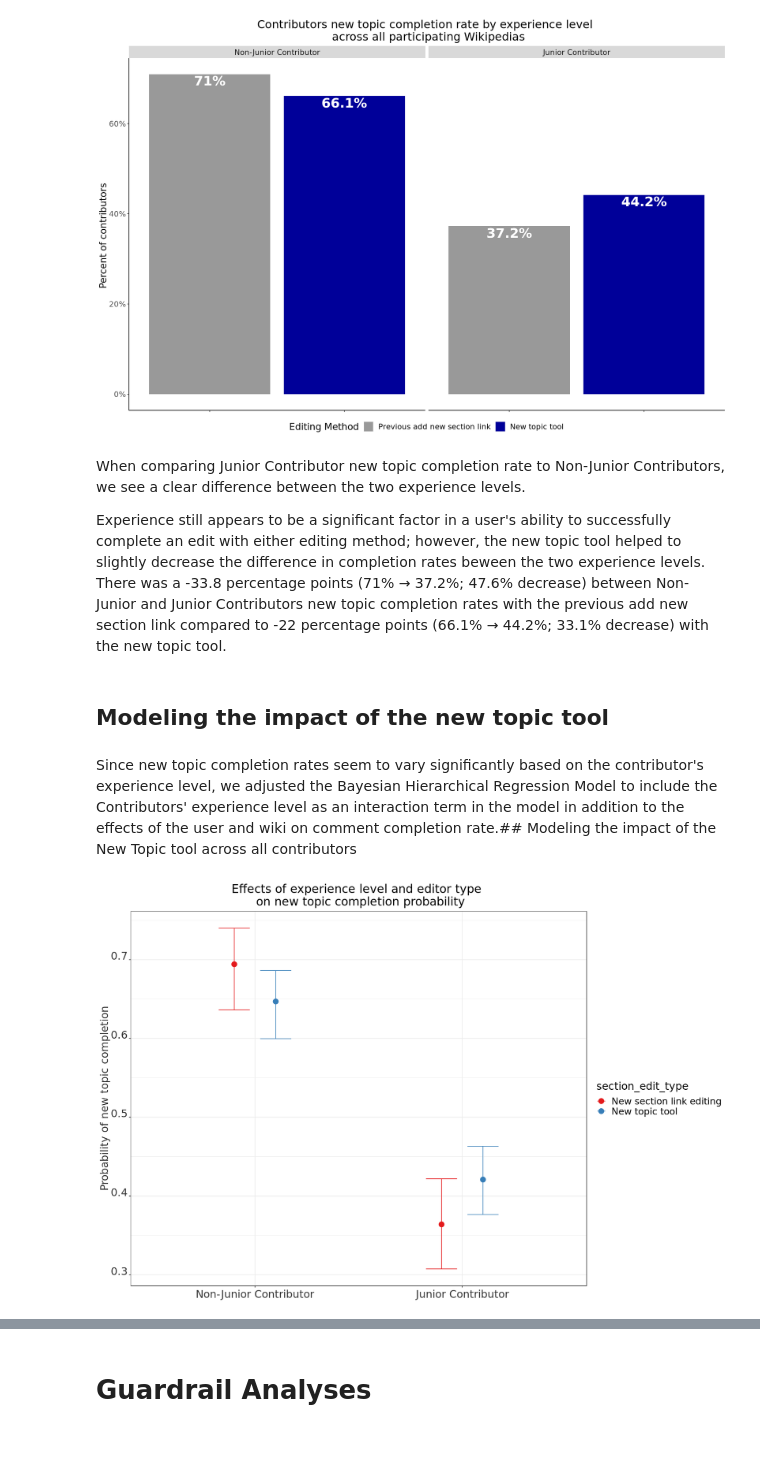
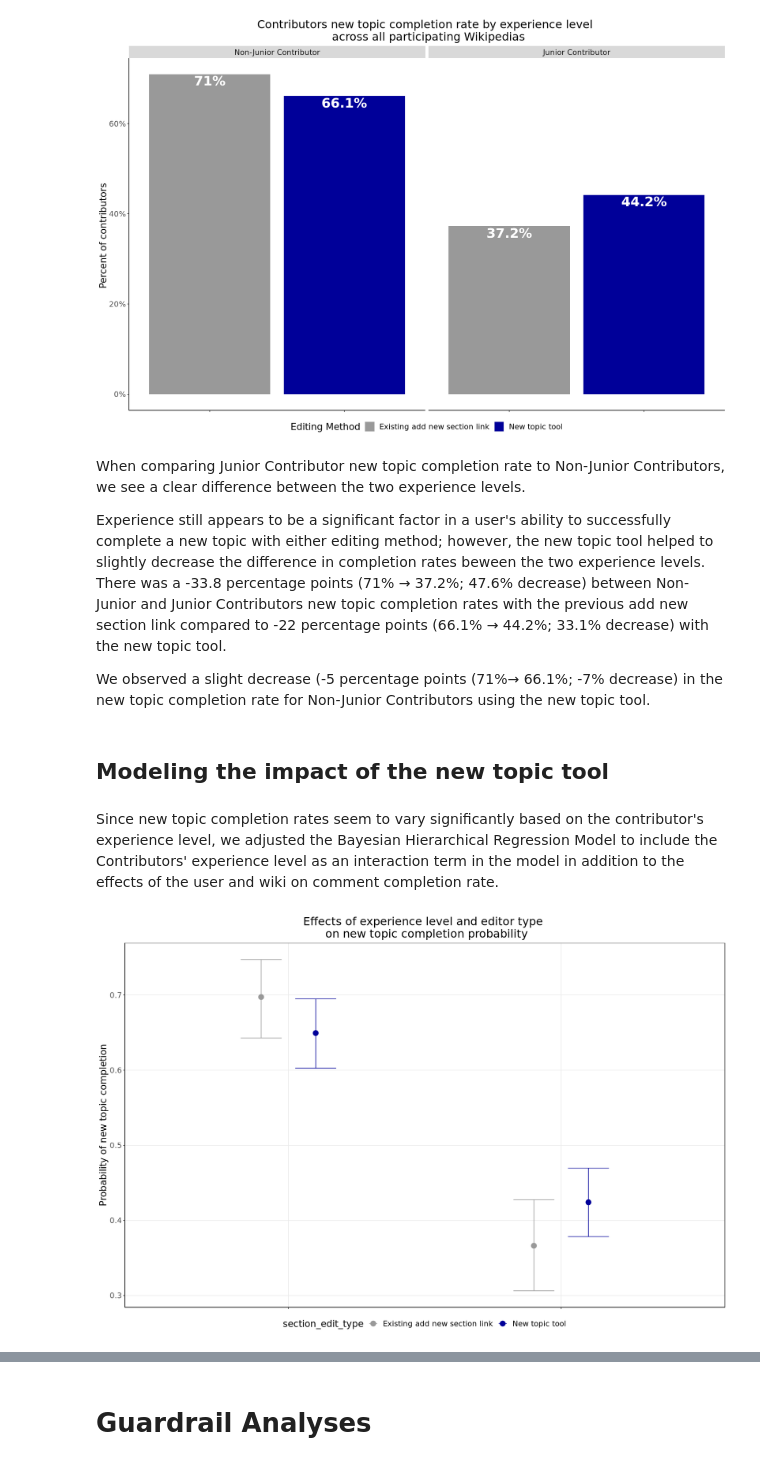
Before and after one commit to wikimedia-research/New-discussion-tool-analysis-2020, a Jupyter notebook: ab_test_logged_in.ipynb, the cells around one changed output, grey strips where cells are left out. Saved outputs shown, nothing was run; the diff lists cells and outputs as text; code cells hidden in the pictures.

Commit message:
revised tables and intro text

```diff
--- a/ab_test_logged_in.ipynb
+++ b/ab_test_logged_in.ipynb
@@ -228,7 +228,7 @@ new_topic_attempts$section_edit_type <-
   factor(
     new_topic_attempts$section_edit_type,
     levels = c("NA", "full_page_edits", "new_section_link", "new_topic_tool"),
-    labels = c("NA", "Full page edits", "Previous add new section link", "New topic tool")
+    labels = c("NA", "Full page edits", "Existing add new section link", "New topic tool")
   )
 
 new_topic_attempts$edit_success <-
@@ -870,37 +868,39 @@ ggsave("Figures/new_topic_completes_byexp.png", p, width = 16, height = 8, units
 # %% [markdown]
 When comparing Junior Contributor new topic completion rate to Non-Junior Contributors, we see a clear difference between the two experience levels.
 
-Experience still appears to be a significant factor in a user's ability to successfully complete an edit with either editing method; however, the new topic tool helped to slightly decrease the difference in completion rates beween the two experience levels. There was a -33.8 percentage points (71% → 37.2%; 47.6% decrease) between Non-Junior and Junior Contributors new topic completion rates with the previous add new section link compared to -22 percentage points (66.1% → 44.2%; 33.1% decrease) with the new topic tool.
+Experience still appears to be a significant factor in a user's ability to successfully complete a new topic with either editing method; however, the new topic tool helped to slightly decrease the difference in completion rates beween the two experience levels. There was a -33.8 percentage points (71% → 37.2%; 47.6% decrease) between Non-Junior and Junior Contributors new topic completion rates with the previous add new section link compared to -22 percentage points (66.1% → 44.2%; 33.1% decrease) with the new topic tool.
+
+We observed a slight decrease (-5 percentage points (71%→ 66.1%; -7% decrease) in the new topic completion rate for Non-Junior Contributors using the new topic tool.
 # %% [markdown]
 ## Modeling the impact of the new topic tool
 # %% [markdown]
-Since new topic completion rates seem to vary significantly based on the contributor's experience level, we adjusted the Bayesian Hierarchical Regression Model to include the Contributors' experience level as an interaction term in the model in addition to the effects of the user and wiki on comment completion rate.## Modeling the impact of the New Topic tool across all contributors
+Since new topic completion rates seem to vary significantly based on the contributor's experience level, we adjusted the Bayesian Hierarchical Regression Model to include the Contributors' experience level as an interaction term in the model in addition to the effects of the user and wiki on comment completion rate.
 # %%
 fit_all <- brm(
   edit_success ~ section_edit_type * experience_level + (1 | wiki/user_id),
   family = bernoulli(link = "logit"),
-  data = new_topic_attempts_byexp_bysession, #use session completion rate for model to account for varying user experiences
+  data = new_topic_attempts_byexp ,
   prior = priors,
   chains = 4, cores = 4
 )
 # %%
 conditional_effects <- conditional_effects(fit_all, effects = "experience_level:section_edit_type")
 p <-  plot(conditional_effects, plot = FALSE)[[1]] +
   labs (y = "Probability of new topic completion",
           title = "Effects of experience level and editor type \n on new topic completion probability")  +
     theme_bw() +
-    scale_color_brewer(palette="Set1") +
+   scale_color_manual(values= c("#999999", "#000099"))  +
     theme(
-        plot.title = element_text(hjust = 0.5, size = 20),
-        axis.text.x = element_text(color = "grey20", size = 18,  hjust = .5, vjust = .5, face = "plain"),
-        axis.text.y = element_text(color = "grey20", size = 18, angle = 0, hjust = 1, vjust = 0, face = "plain"),
-        axis.title.y = element_text(color = "grey20", size = 18, angle = 90, hjust = .5, vjust = .5, face = "plain"),
+        panel.grid.minor = element_blank(),
+        panel.background = element_blank(),
+        plot.title = element_text(hjust = 0.5),
+        text = element_text(size=16),
+        legend.position="bottom",
+        axis.text.x = element_blank(),
         axis.title.x=element_blank(),
-        legend.position = "right",
-        legend.title = element_text(size = 18),
-        legend.text = element_text(size = 16))
+        axis.line = element_line(colour = "black"))
 p
 ggsave("Figures/conditional_effects_exp_editor.png", p, width = 16, height = 8, units = "in", dpi = 300)
 # %% [output]
-[figure, old version]
+[figure, new version]
 # %% [markdown]
```
Also changed, not shown: parts of 47 cells of this notebook, 1 other file.
